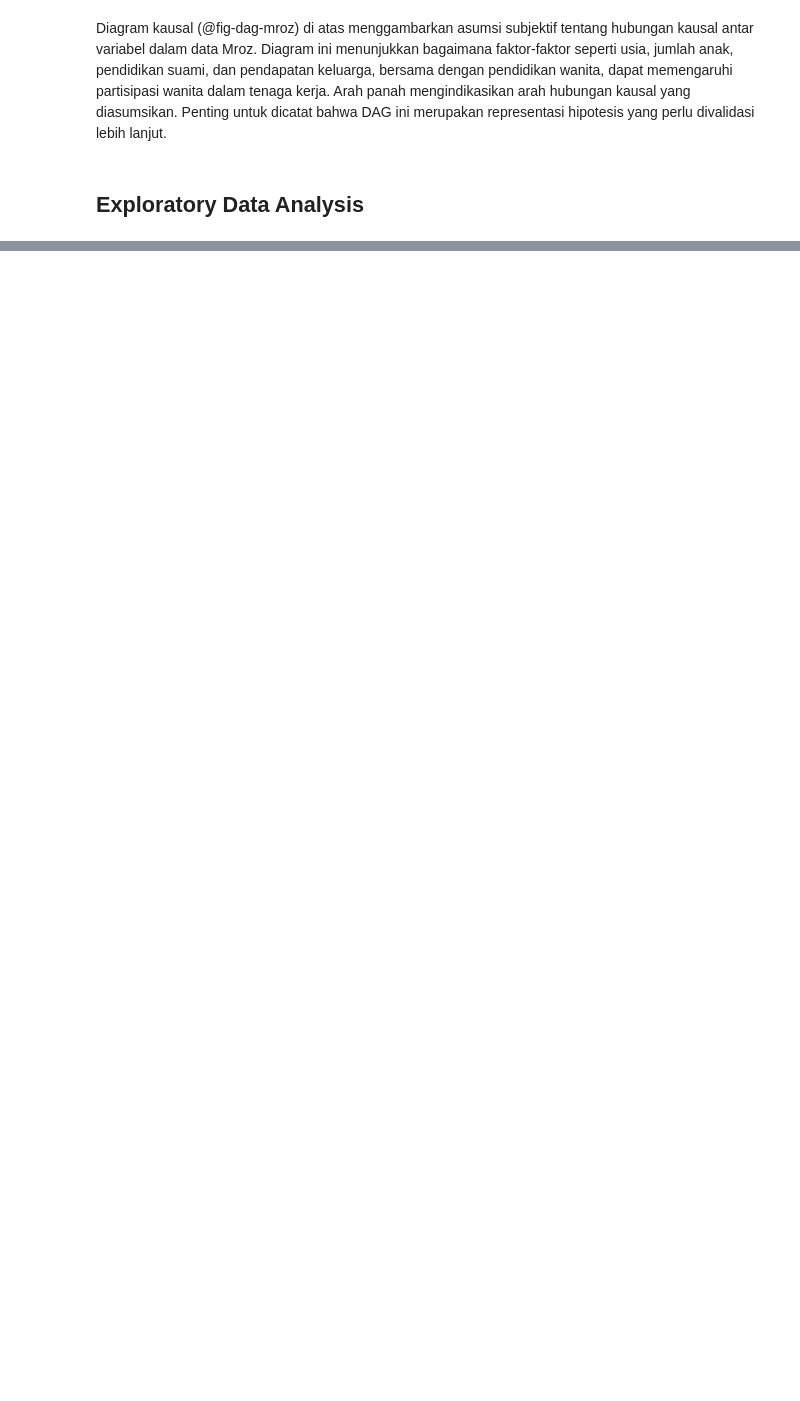
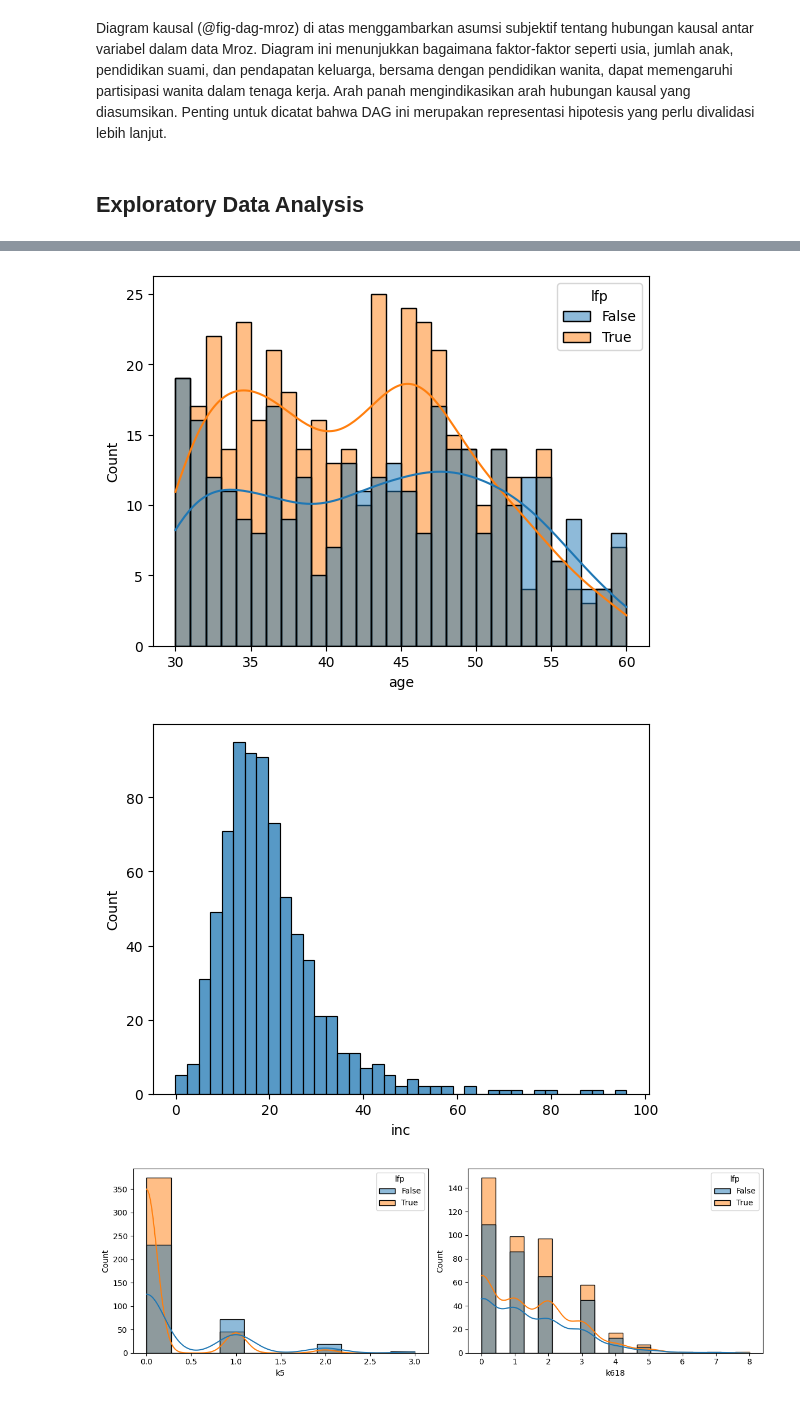
Before and after one commit to taruma/causal-mroz, a Jupyter notebook: causal_mroz.ipynb, the cells around one changed output, grey strips where cells are left out. Cells and saved outputs as stored; diff of their text form; code cells hidden in the pictures; blank space fills up the shorter version.

```diff
--- a/causal_mroz.ipynb
+++ b/causal_mroz.ipynb
@@ -225,0 +479,36 @@ df_mroz.describe().map('{:.2f}'.format)
+# %%
+#| label: fig-histplot
+#| fig-cap: Visualisasi Histogram terhadap berbagai variabel
+#| fig-subcap:
+#|   - "Usia"
+#|   - "Jumlah Anak"
+#|   - "Pendapatan"
+#| fig-align: center
+#| layout: [[1,1], [1]]
+#| align: center
+
+
+sns.histplot(
+    data=df_mroz, x="age", hue="lfp", multiple="layer", alpha=0.5, bins=30, kde=True
+)
+plt.show()
+
+sns.histplot(data=df_mroz, x='inc')
+plt.show()
+
+fig, (ax1, ax2) = plt.subplots(1, 2, figsize=(12, 4))
+# Plot untuk k5
+sns.histplot(
+    data=df_mroz, x="k5", hue="lfp", multiple="layer", kde=True, alpha=0.5, ax=ax1
+)
+
+# Plot untuk k618
+sns.histplot(
+    data=df_mroz, x="k618", hue="lfp", multiple="layer", kde=True, alpha=0.5, ax=ax2
+)
+plt.tight_layout()
+plt.show()
+# %% [output]
+[figure, added]
+[figure, added]
+[figure, added]
```
Also changed, not shown: parts of 29 cells of this notebook, 1 other file.
